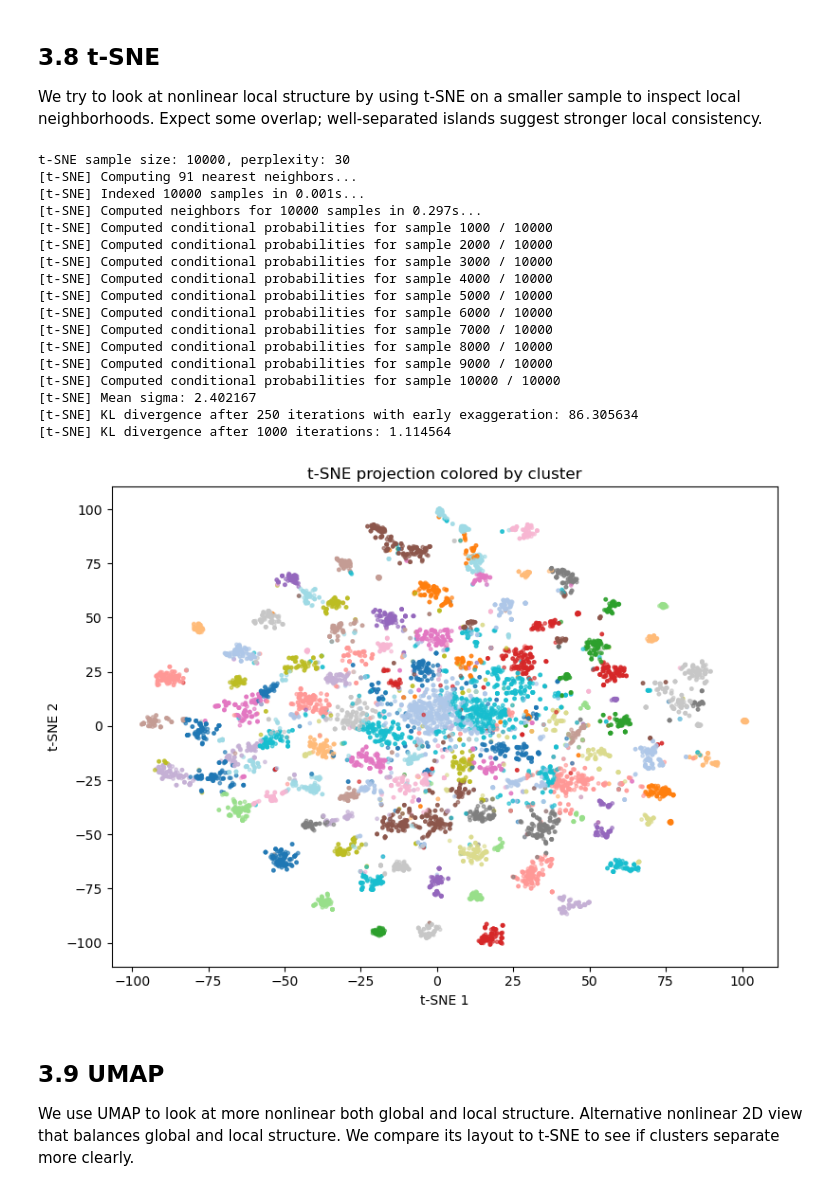
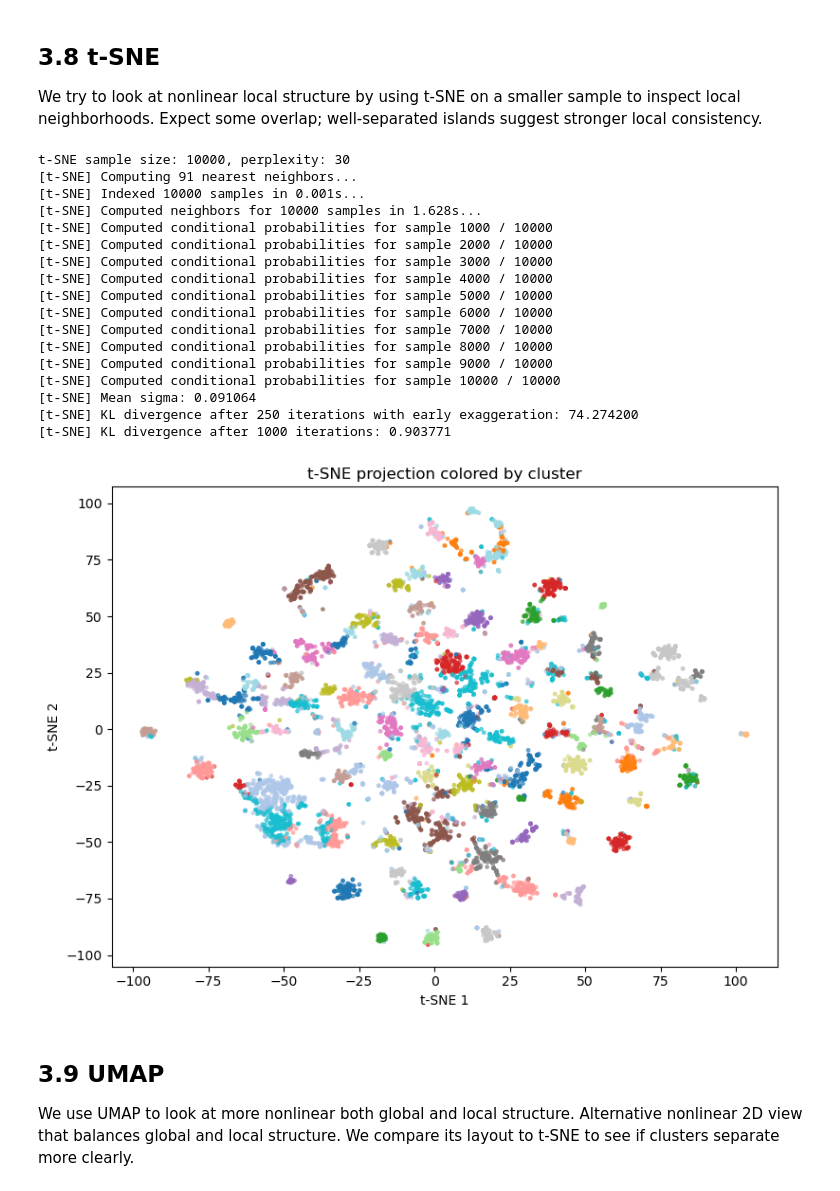
Before and after one commit to adamajane/computational-tools-for-data-science-02807-project, a Jupyter notebook: main/3-cluster-evaluation.ipynb, the cells around one changed output. Drawn from its saved outputs; the diff is of its cells as text; code cells hidden in the pictures.

Commit message:
cosine for evaluation

```diff
--- a/main/3-cluster-evaluation.ipynb
+++ b/main/3-cluster-evaluation.ipynb
@@ -526,40 +526,40 @@ tsne = TSNE(
     n_components=2,
     perplexity=perplexity,
     learning_rate=200,
-    metric="euclidean",
+    metric="cosine",
     init="random",
     random_state=RANDOM_STATE,
     verbose=1,
 )
 
 X_tsne = tsne.fit_transform(X_tsne_in)
 
 plt.figure(figsize=(8, 6))
 plt.scatter(X_tsne[:, 0], X_tsne[:, 1], c=clusters_tsne, s=6, alpha=0.6, cmap="tab20")
 plt.xlabel("t-SNE 1")
 plt.ylabel("t-SNE 2")
 plt.title("t-SNE projection colored by cluster")
 plt.tight_layout()
 plt.show()
 # %% [output]
 t-SNE sample size: 10000, perplexity: 30
 [t-SNE] Computing 91 nearest neighbors...
 [t-SNE] Indexed 10000 samples in 0.001s...
-[t-SNE] Computed neighbors for 10000 samples in 0.297s...
+[t-SNE] Computed neighbors for 10000 samples in 1.628s...
 [t-SNE] Computed conditional probabilities for sample 1000 / 10000
 [t-SNE] Computed conditional probabilities for sample 2000 / 10000
 [t-SNE] Computed conditional probabilities for sample 3000 / 10000
 [t-SNE] Computed conditional probabilities for sample 4000 / 10000
 [t-SNE] Computed conditional probabilities for sample 5000 / 10000
 [t-SNE] Computed conditional probabilities for sample 6000 / 10000
 [t-SNE] Computed conditional probabilities for sample 7000 / 10000
 [t-SNE] Computed conditional probabilities for sample 8000 / 10000
 [t-SNE] Computed conditional probabilities for sample 9000 / 10000
 [t-SNE] Computed conditional probabilities for sample 10000 / 10000
-[t-SNE] Mean sigma: 2.402167
-[t-SNE] KL divergence after 250 iterations with early exaggeration: 86.305634
-[t-SNE] KL divergence after 1000 iterations: 1.114564
+[t-SNE] Mean sigma: 0.091064
+[t-SNE] KL divergence after 250 iterations with early exaggeration: 74.274200
+[t-SNE] KL divergence after 1000 iterations: 0.903771
-[figure, old version]
+[figure, new version]
 # %% [markdown]
 ## 3.9 UMAP
 
```
Also changed, not shown: parts of 6 cells of this notebook.
